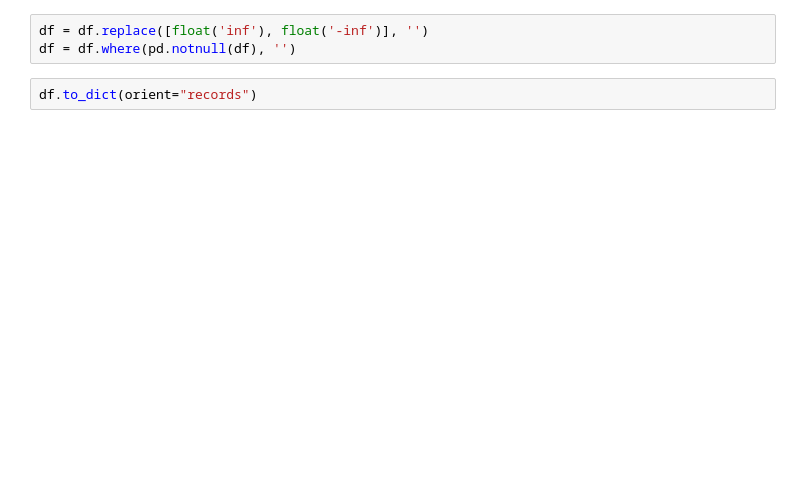
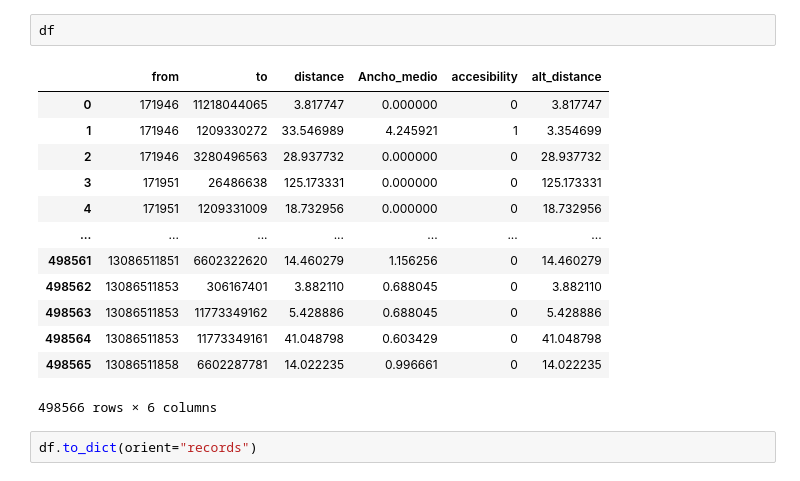
Before and after one commit to mehrrero/madrid_open_data, a Jupyter notebook: text.ipynb, the cells around one changed output. Saved outputs shown, nothing was run; the diff lists cells and outputs as text; blank space fills up the shorter version.

```diff
--- a/text.ipynb
+++ b/text.ipynb
@@ -11,6 +57,19 @@ df = db_connection.execute(f"SELECT * FROM pois").fetchdf()
 # %%
-df = df.replace([float('inf'), float('-inf')], '')
-df = df.where(pd.notnull(df), '')
+df
+# %% [output]
+|  | from | to | distance | Ancho_medio | accesibility | alt_distance |
+| 0 | 171946 | 11218044065 | 3.817747 | 0.000000 | 0 | 3.817747 |
+| 1 | 171946 | 1209330272 | 33.546989 | 4.245921 | 1 | 3.354699 |
+| 2 | 171946 | 3280496563 | 28.937732 | 0.000000 | 0 | 28.937732 |
+| 3 | 171951 | 26486638 | 125.173331 | 0.000000 | 0 | 125.173331 |
+| 4 | 171951 | 1209331009 | 18.732956 | 0.000000 | 0 | 18.732956 |
+| ... | ... | ... | ... | ... | ... | ... |
+| 498561 | 13086511851 | 6602322620 | 14.460279 | 1.156256 | 0 | 14.460279 |
+| 498562 | 13086511853 | 306167401 | 3.882110 | 0.688045 | 0 | 3.882110 |
+| 498563 | 13086511853 | 11773349162 | 5.428886 | 0.688045 | 0 | 5.428886 |
+| 498564 | 13086511853 | 11773349161 | 41.048798 | 0.603429 | 0 | 41.048798 |
+| 498565 | 13086511858 | 6602287781 | 14.022235 | 0.996661 | 0 | 14.022235 |
+498566 rows × 6 columns
 # %%
 df.to_dict(orient="records")
 # %% [output]
```
Also changed, not shown: parts of 5 cells of this notebook, 5 other files.
